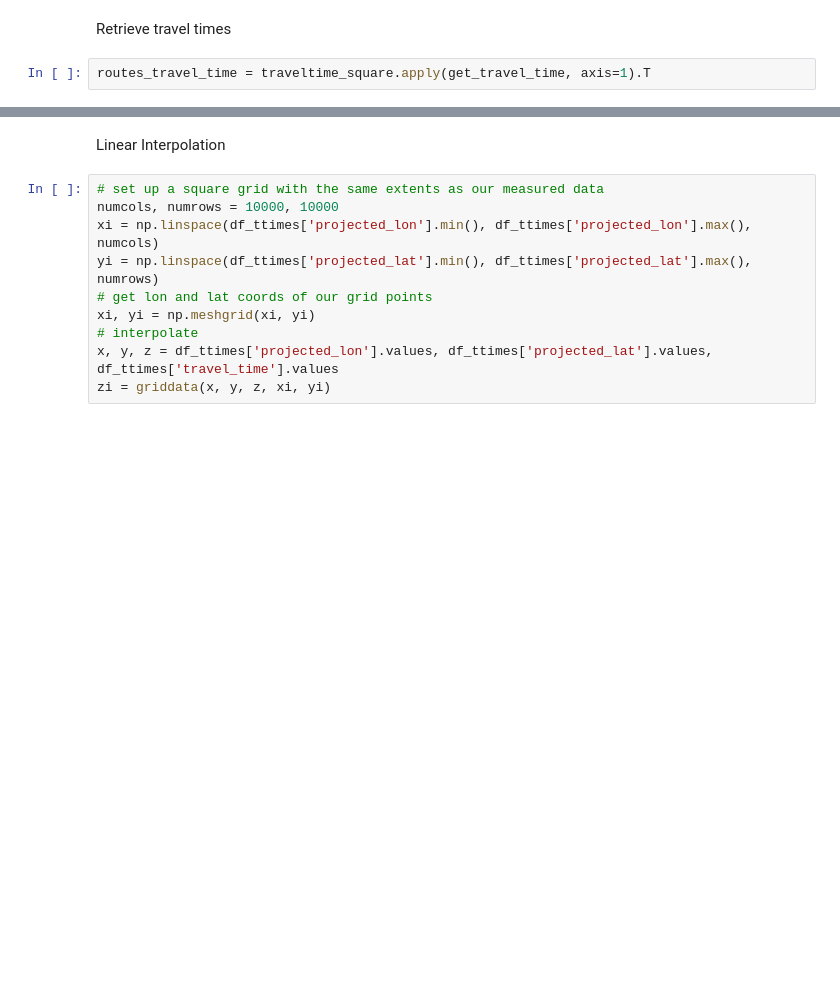
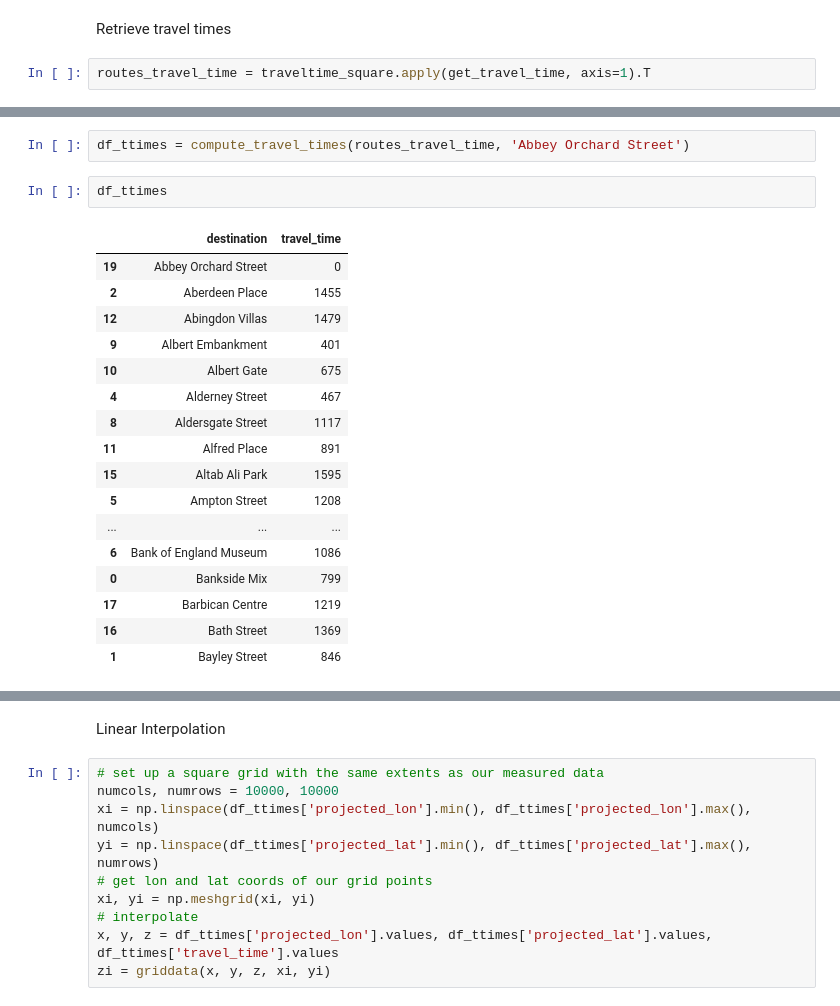
Before and after one commit to urschrei/Geopython, a Jupyter notebook: isochrone.ipynb, the cells around one changed output, grey strips where cells are left out. Saved outputs shown, nothing was run; the diff lists cells and outputs as text; blank space fills up the shorter version.

```diff
--- a/isochrone.ipynb
+++ b/isochrone.ipynb
@@ -229 +224,23 @@ ttimes
+# %%
+df_ttimes = compute_travel_times(routes_travel_time, 'Abbey Orchard Street')
+# %%
+df_ttimes
+# %% [output]
+|  | destination | travel_time |
+| 19 | Abbey Orchard Street | 0 |
+| 2 | Aberdeen Place | 1455 |
+| 12 | Abingdon Villas | 1479 |
+| 9 | Albert Embankment | 401 |
+| 10 | Albert Gate | 675 |
+| 4 | Alderney Street | 467 |
+| 8 | Aldersgate Street | 1117 |
+| 11 | Alfred Place | 891 |
+| 15 | Altab Ali Park | 1595 |
+| 5 | Ampton Street | 1208 |
+| ... | ... | ... |
+| 6 | Bank of England Museum | 1086 |
+| 0 | Bankside Mix | 799 |
+| 17 | Barbican Centre | 1219 |
+| 16 | Bath Street | 1369 |
+| 1 | Bayley Street | 846 |
 # %%
```
Also changed, not shown: parts of 9 cells of this notebook.
